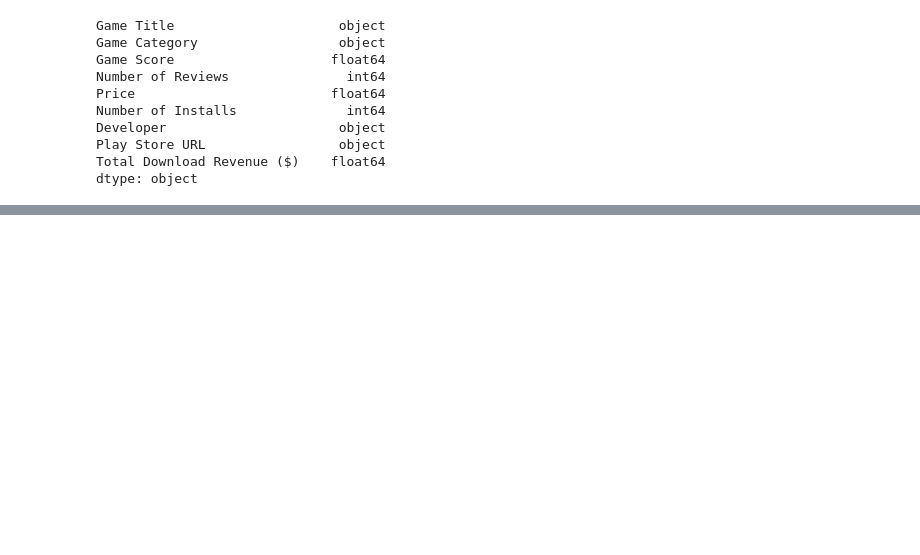
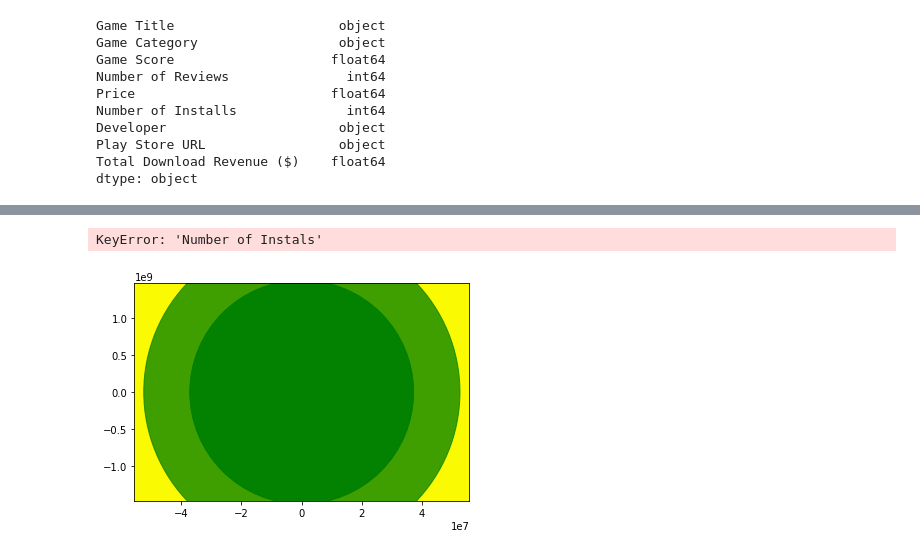
Before and after one commit to EmmanuelFabre/Play_Store_Analysis, a Jupyter notebook: Master Data Frame_AZ.ipynb, the cells around one changed output, grey strips where cells are left out. Cells and saved outputs as stored; diff of their text form; code cells hidden in the pictures; blank space fills up the shorter version.

```diff
--- a/Master Data Frame_AZ.ipynb
+++ b/Master Data Frame_AZ.ipynb
@@ -265,0 +272,59 @@ plt.tight_layout()
+# %%
+#showing the data with a scatter plot
+
+arcade = top_games.loc[top_games["Game Category"]=="GAME_ARCADE"]
+sports = top_games.loc[top_games["Game Category"]=="GAME_SPORTS"]
+racing = top_games.loc[top_games["Game Category"]=="GAME_RACING"]
+music = top_games.loc[top_games["Game Category"]=="GAME_MUSIC"]
+educational = top_games.loc[top_games["Game Category"]== "GAME_EDUCATIONAL"]
+board = top_games.loc[top_games["Game Category"]=="GAME_BOARD"]
+casino = top_games.loc[top_games["Game Category"]=="GAME_CASINO"]
+action = top_games.loc[top_games["Game Category"]=="GAME_ACTION"]
+trivia = top_games.loc[top_games["Game Category"]=="GAME_TRIVIA"]
+simulation = top_games.loc[top_games["Game Category"]=="GAME_SIMULATION"]
+adventure = top_games.loc[top_games["Game Category"]=="GAME_ADVENTURE"]
+puzzle = top_games.loc[top_games["Game Category"]=="GAME_PUZZLE"]
+card = top_games.loc[top_games["Game Category"]=="GAME_CARD"]
+casual = top_games.loc[top_games["Game Category"]=="GAME_CASUAL"]
+strategy = top_games.loc[top_games["Game Category"]=="GAME_STRATEGY"]
+roleplay = top_games.loc[top_games["Game Category"]=="GAME_ROLE_PLAYING"]
+word = top_games.loc[top_games["Game Category"]=="GAME_WORD"]
+# %%
+#building scatter plots for each category
+arcade_p = plt.scatter(arcade["Number of Installs"], arcade["Total Download Revenue ($)"], marker="o",
+                       s=arcade["Number of Installs"], label="Arcade Games", color="red", alpha=0.75)
+sports_p = plt.scatter(sports["Number of Installs"], sports["Total Download Revenue ($)"], marker="o",
+                       s=sports["Number of Installs"], label="Sports Games", color="blue", alpha=0.75)
+racing_p = plt.scatter(racing["Number of Installs"], racing["Total Download Revenue ($)"], marker="o",
+                       s=racing["Number of Installs"], label="Racing Games", color="yellow", alpha=0.75)
+music_p = plt.scatter(music["Number of Installs"], music["Total Download Revenue ($)"], marker="o",
+                       s=music["Number of Installs"], label="Music Games", color="green", alpha=0.75)
+educational_p = plt.scatter(educational["Number of Installs"], educational["Total Download Revenue ($)"], marker="o",
+                       s=educational["Number of Instals"], label="Educational Games", color="darkgreen", alpha=0.75)
+board_p = plt.scatter(board["Number of Installs"], board["Total Download Revenue ($)"], marker="o",
+                       s=board["Number of Installs"], label="Board Games", color="lightblue", alpha=0.75)
+casino_p = plt.scatter(casino["Number of Installs"], casino["Total Download Revenue ($)"], marker="o",
+                       s=casino["Number of Installs"], label="Casino Games", color="pink", alpha=0.75)
+action_p = plt.scatter(action["Number of Installs"], action["Total Download Revenue ($)"], marker="o",
+                       s=action["Number of Installs"], label="Action Games", color="hotpink", alpha=0.75)
+trivia_p = plt.scatter(trivia["Number of Installs"], trivia["Total Download Revenue ($)"], marker="o",
+                       s=trivia["Number of Installs"], label="Trivia Games", color="grey", alpha=0.75)
+simulation_p = plt.scatter(simulation["Number of Installs"], simulation["Total Download Revenue ($)"], marker="o",
+                       s=simulation["Number of Installs"], label="Simulation Games", color="black", alpha=0.75)
+adventure_p = plt.scatter(adventure["Number of Installs"], adventure["Total Download Revenue ($)"], marker="o",
+                       s=adventure["Number of Installs"], label="Adenture Games", color="", alpha=0.75)
+puzzle_p = plt.scatter(puzzle["Number of Installs"], puzzle["Total Download Revenue ($)"], marker="o",
+                       s=puzzle["Number of Installs"], label="Puzzle Games", color="red", alpha=0.75)
+card_p = plt.scatter(card["Number of Installs"], card["Total Download Revenue ($)"], marker="o",
+                       s=card["Number of Installs"], label="Card Games", color="red", alpha=0.75)
+casual_p = plt.scatter(casual["Number of Installs"], casual["Total Download Revenue ($)"], marker="o",
+                       s=arcade["Number of Installs"], label="Casual Games", color="red", alpha=0.75)
+strategy_p = plt.scatter(strategy["Number of Installs"], strategy["Total Download Revenue ($)"], marker="o",
+                       s=strategy["Number of Installs"], label="Strategic Games", color="red", alpha=0.75)
+roleplay_p = plt.scatter(roleplay["Number of Installs"], roleplay["Total Download Revenue ($)"], marker="o",
+                       s=roleplay["Number of Installs"], label="Roleplay Games", color="red", alpha=0.75)
+word_p = plt.scatter(word["Number of Installs"], word["Total Download Revenue ($)"], marker="o",
+                       s=word["Number of Installs"], label="Word Games", color="red", alpha=0.75)
+# %% [output]
+KeyError: 'Number of Instals'
+[figure, added]
```
Also changed, not shown: parts of 14 cells of this notebook.
